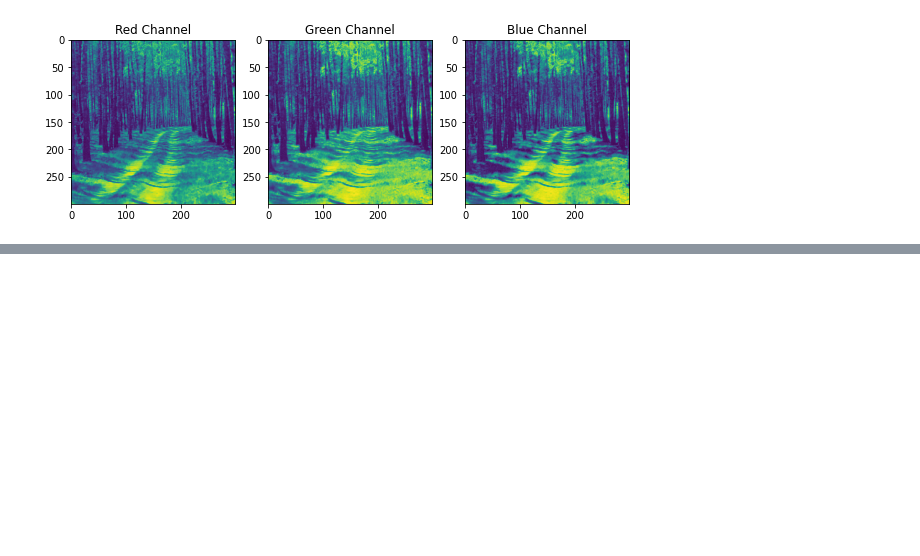
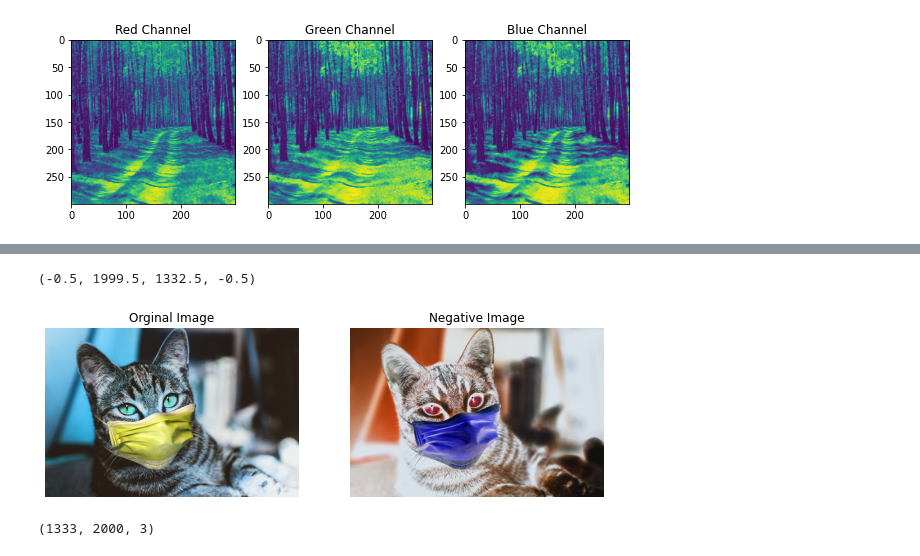
Before and after one commit to arianauwaibi/Basic_python, a Jupyter notebook: In Class Work/Image_data_analysis.ipynb, the cells around one changed output, grey strips where cells are left out. Drawn from its saved outputs; the diff is of its cells as text; code cells hidden in the pictures; blank space fills up the shorter version.

```diff
--- a/In Class Work/Image_data_analysis.ipynb
+++ b/In Class Work/Image_data_analysis.ipynb
@@ -56,0 +77,27 @@ Text(0.5, 1.0, 'Blue Channel')
+# %%
+#Define
+
+img_cat = cv2.imread('/Users/arianauwaibi/Library/Mobile Documents/com~apple~CloudDocs/Graduate School Files/Semesters/Spring 2022/Machine Learning Course /Homework:Documents/images_for_python/cat.jpg')
+negative = 255 - img_cat
+#goes for each element of the matrix and subtract 255
+#the range of the image is 0-255 (.jpg color image)
+# grayscale image 0-1
+
+plt.figure(figsize = (10,10))
+
+plt.subplot(121)
+plt.imshow(img_cat)
+plt.gca().set_title('Orginal Image')
+plt.axis('off')
+
+plt.subplot(122)
+plt.imshow(negative)
+plt.gca().set_title('Negative Image')
+plt.axis('off')
+# %% [output]
+(-0.5, 1999.5, 1332.5, -0.5)
+[figure, added]
+# %%
+img_cat.shape
+# %% [output]
+(1333, 2000, 3)
```
Also changed, not shown: parts of 3 cells of this notebook.
